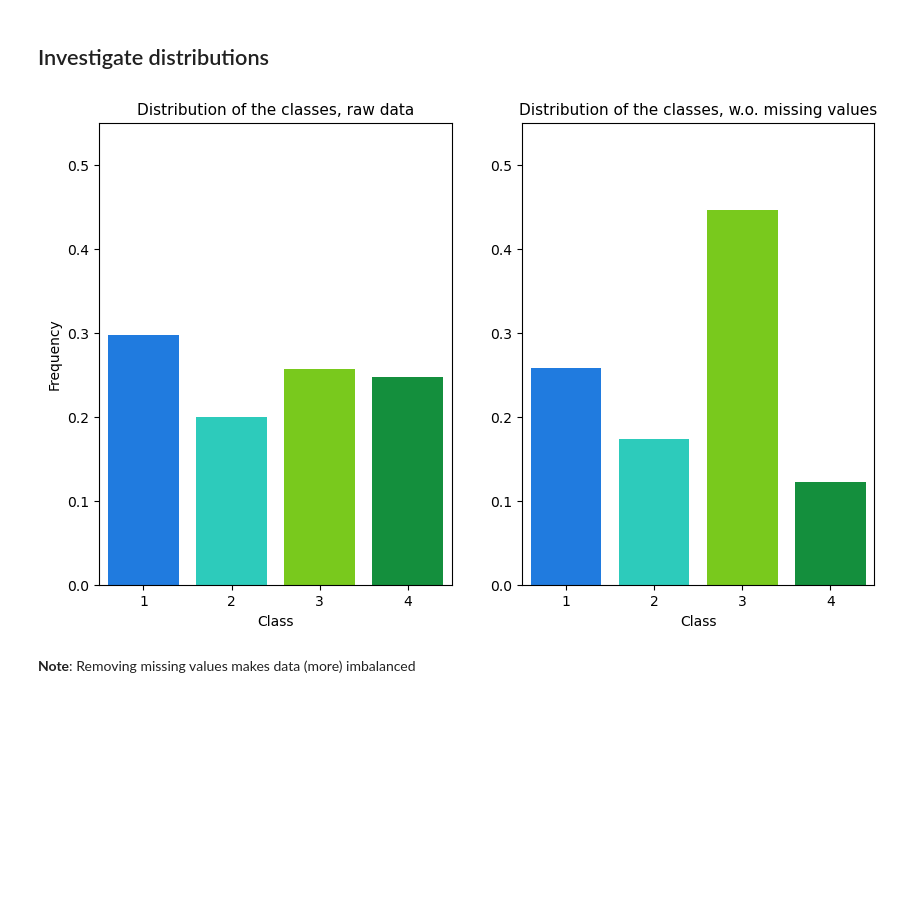
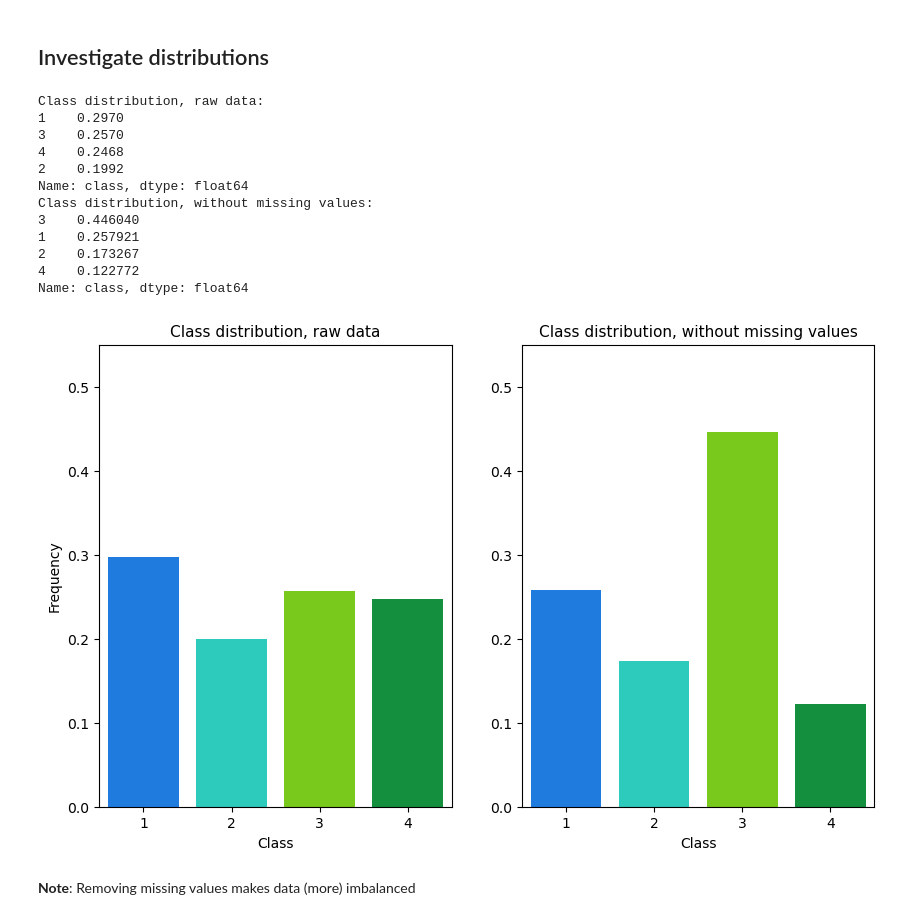
Before and after one commit to jespeols/MPCAS, a Jupyter notebook: MVE441_StatLearning/Exam/code/data_exploration.ipynb, the cells around one changed output. Drawn from its saved outputs; the diff is of its cells as text; code cells hidden in the pictures; blank space fills up the shorter version.

```diff
--- a/MVE441_StatLearning/Exam/code/data_exploration.ipynb
+++ b/MVE441_StatLearning/Exam/code/data_exploration.ipynb
@@ -80,28 +80,45 @@ First 5 rows of the dataset without missing values:
 # %%
 # Distribution of the classes
 class_counts_raw = df_raw_dataset['class'].value_counts(normalize=True)
 class_counts_dropna = df_dropna['class'].value_counts(normalize=True)
+print(f'Class distribution, raw data:\n{class_counts_raw}')
+print(f'Class distribution, without missing values:\n{class_counts_dropna}')
 
 colors_classes = ["#0079FF", "#12E6D0", "#7BE600", "#00A336"]
 plt.figure(figsize=(10, 6))
 
 plt.subplot(1, 2, 1)
 sns.barplot(x=class_counts_raw.index, y=class_counts_raw.values, palette=colors_classes)
-plt.title('Distribution of the classes, raw data', fontsize=11)
+plt.title('Class distribution, raw data', fontsize=11)
 plt.xlabel('Class')
 plt.ylabel('Frequency')
 plt.ylim(0, 0.55)
 
 plt.subplot(1, 2, 2)
 sns.barplot(x=class_counts_dropna.index, y=class_counts_dropna.values, palette=colors_classes)
-plt.title('Distribution of the classes, w.o. missing values', fontsize=11)
+plt.title('Class distribution, without missing values', fontsize=11)
 plt.xlabel('Class')
 plt.ylabel('')
 plt.ylim(0, 0.55)
 
+path = "results/Q1/1a/class_distribution.png"
+plt.savefig(path, dpi=300, bbox_inches='tight')
+
 plt.show()
 # %% [output]
+Class distribution, raw data:
+1    0.2970
+3    0.2570
+4    0.2468
+2    0.1992
+Name: class, dtype: float64
+Class distribution, without missing values:
+3    0.446040
+1    0.257921
+2    0.173267
+4    0.122772
+Name: class, dtype: float64
-[figure, old version]
+[figure, new version]
 # %% [markdown]
 **Note**: Removing missing values makes data (more) imbalanced
 # %% [markdown]
```
Also changed, not shown: parts of 8 cells of this notebook, 1 other file.
